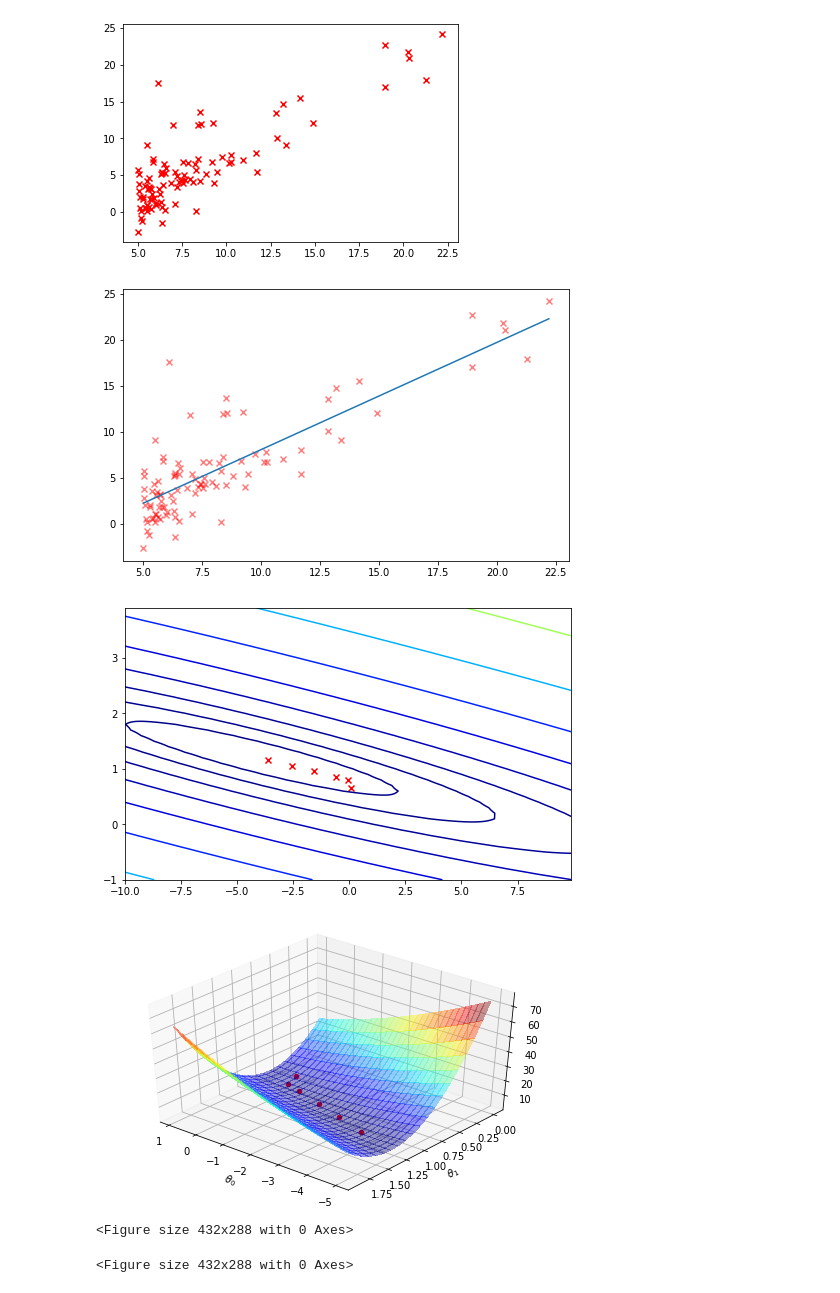
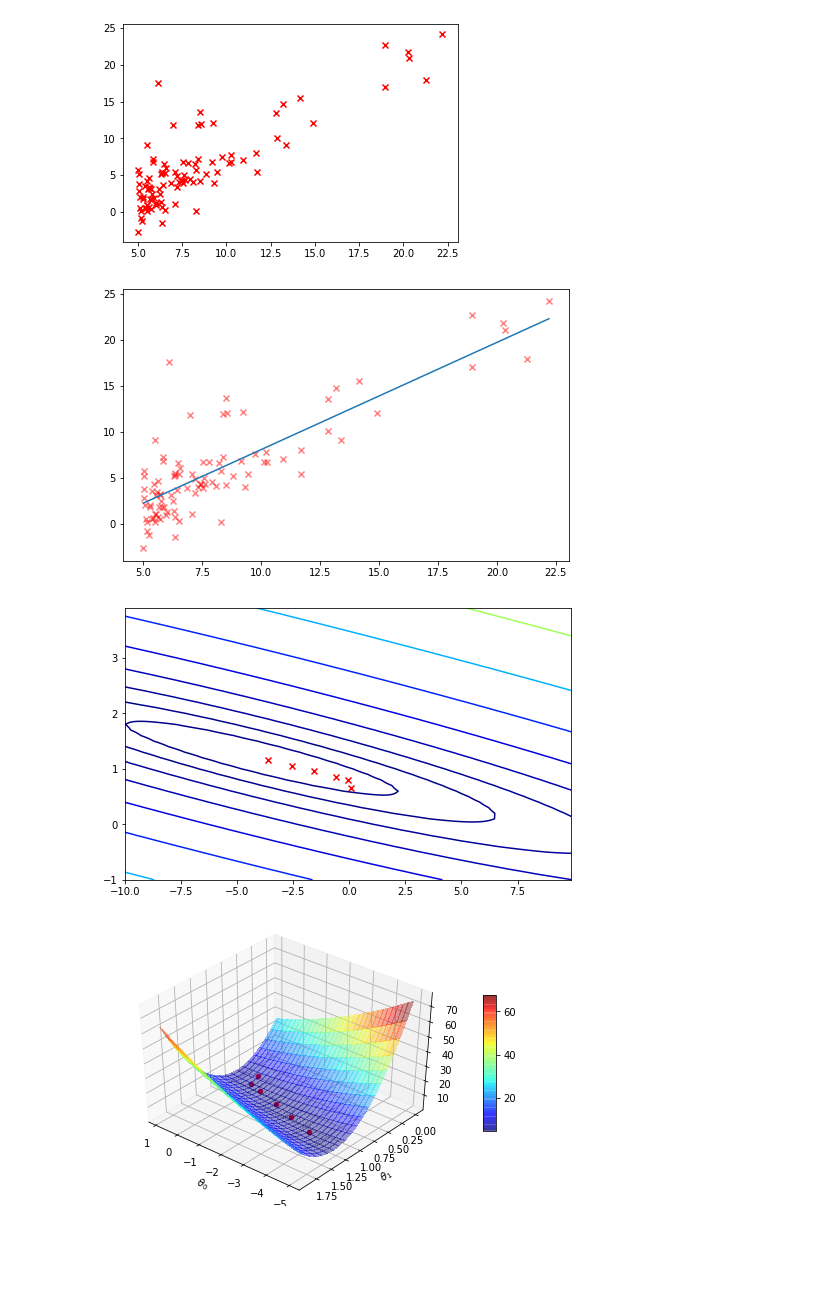
Before and after one commit to pablodll/Aprendizaje-Automatico, a Jupyter notebook: Practica1/Practica1.1.ipynb, the cells around one changed output. Saved outputs shown, nothing was run; the diff lists cells and outputs as text; code cells hidden in the pictures; blank space fills up the shorter version.

```diff
--- a/Practica1/Practica1.ipynb
+++ b/Practica1/Practica1.1.ipynb
@@ -23,6 +23,3 @@ n = np.shape(X)[1]
 
 # añadimos una columna de 1's a la X
 X = np.hstack([np.ones([m, 1]), X])
-
-Theta = np.array([0.0,0.0])
-np.shape(Theta)
@@ -100,37 +95,31 @@ ax.view_init(40, 130)
 
 # Realizamos el método de descenso del gradiente
 for i in range(1500):
     # Calculamos la nueva Theta que minimize el error cometido
     Theta, cost = descenso_gradiente(X, Y, Theta, alpha)
 
     # Generamos la recta de nuestra regresión lineal con los valores de Theta actuales
     x = np.linspace(min(X[:,-1]), max(X[:,-1]))
     y = Theta[0] + Theta[1]*x
 
     # Dibujamos las gráficas adecuadas (regresión lineal, coste2D y coste 3D)
     if i+1 in mostrar:
         #### Dibujar coste con contornos 2D ####
         plt.figure(2)
         plt.scatter(Theta[0], Theta[1], marker='x', c='r', label='Cost')
 
         #### Dibujar coste en 3D ####
         plt.figure(3)
         ax.scatter(Theta[0], Theta[1], cost, c='r', label='Cost')
 
 
 plt.figure(1)
 plt.plot(x,y)
-plt.show()
-
-plt.figure(2)
-plt.show()
 
 plt.figure(3)
 fig.colorbar(surf, shrink=0.5, aspect=10)
 plt.show()
 # %% [output]
 [figure]
 [figure]
-[figure, old version]
+[figure, new version]
-<Figure size 432x288 with 0 Axes>
-<Figure size 432x288 with 0 Axes>
```
Also changed, not shown: parts of 1 cell of this notebook, 21 other files.
